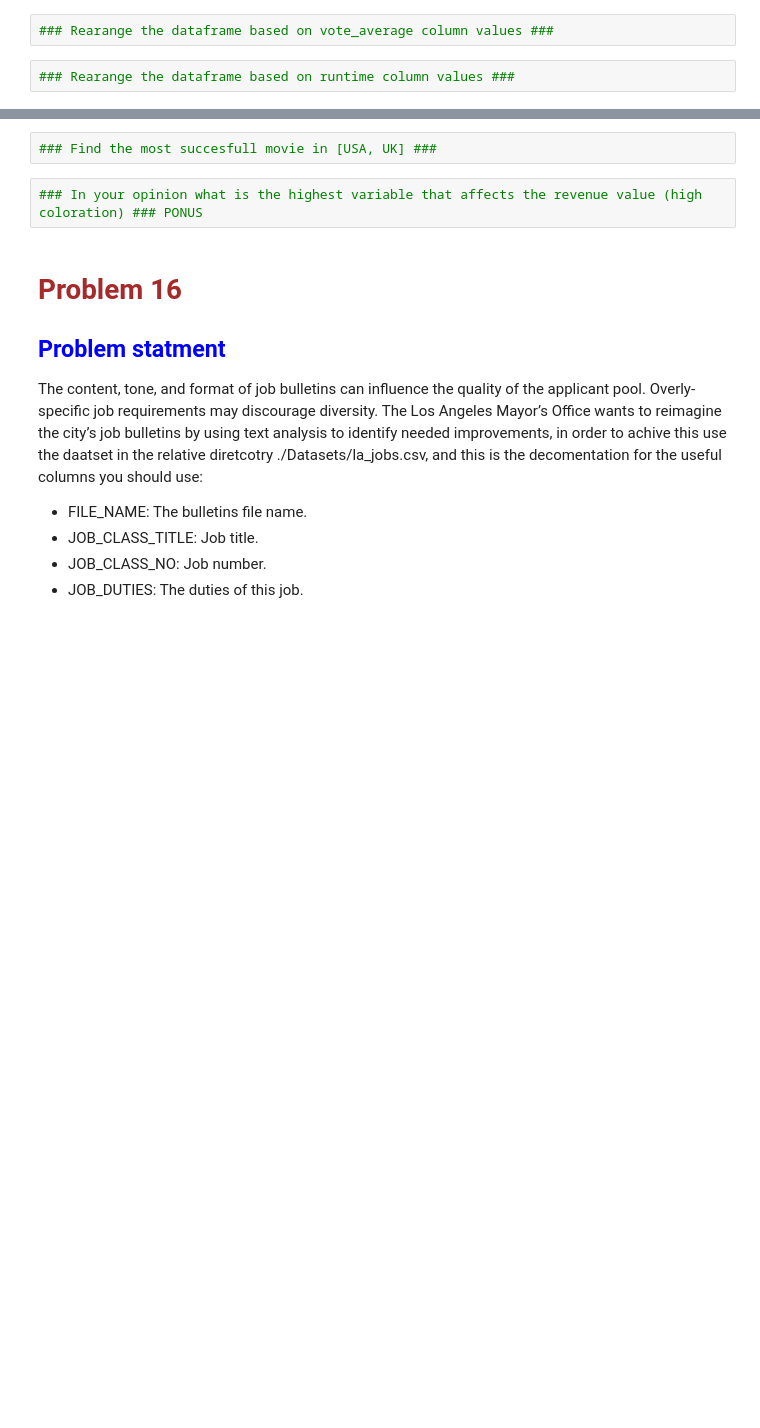
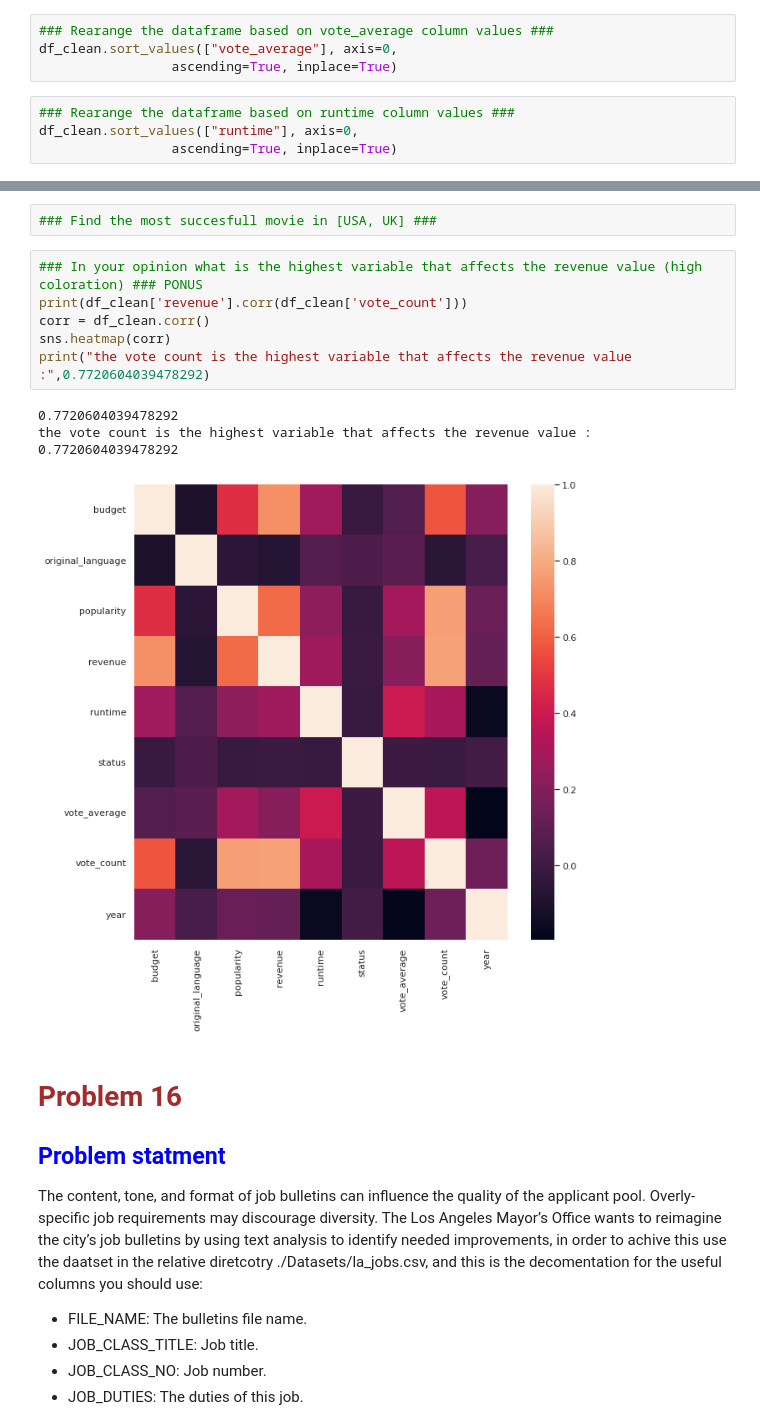
Before and after one commit to Raghad770/UTK, a Jupyter notebook: Tahluf_task.ipynb, the cells around one changed output, grey strips where cells are left out. Drawn from its saved outputs; the diff is of its cells as text; blank space fills up the shorter version.

```diff
--- a/Tahluf_task.ipynb
+++ b/Tahluf_task.ipynb
@@ -668,13 +837,25 @@ df_clean.head()
 # %%
 ### Rearange the dataframe based on vote_average column values ###
+df_clean.sort_values(["vote_average"], axis=0,
+                 ascending=True, inplace=True)
 # %%
 ### Rearange the dataframe based on runtime column values ###
+df_clean.sort_values(["runtime"], axis=0,
+                 ascending=True, inplace=True)
 # %%
 ### Find the top 5 successful years for the USA cinema based on the total income devided by number of movies  ###
 # %%
 ### Find the most succesfull movie in [USA, UK] ###
 # %%
 ### In your opinion what is the highest variable that affects the revenue value (high coloration) ### PONUS
+print(df_clean['revenue'].corr(df_clean['vote_count']))
+corr = df_clean.corr()
+sns.heatmap(corr)
+print("the vote count is the highest variable that affects the revenue value :",0.7720604039478292)
+# %% [output]
+0.7720604039478292
+the vote count is the highest variable that affects the revenue value : 0.7720604039478292
+[figure, added]
 # %% [markdown]
 #  <span style="color:brown">Problem 16
 
```
Also changed, not shown: parts of 32 cells of this notebook.
